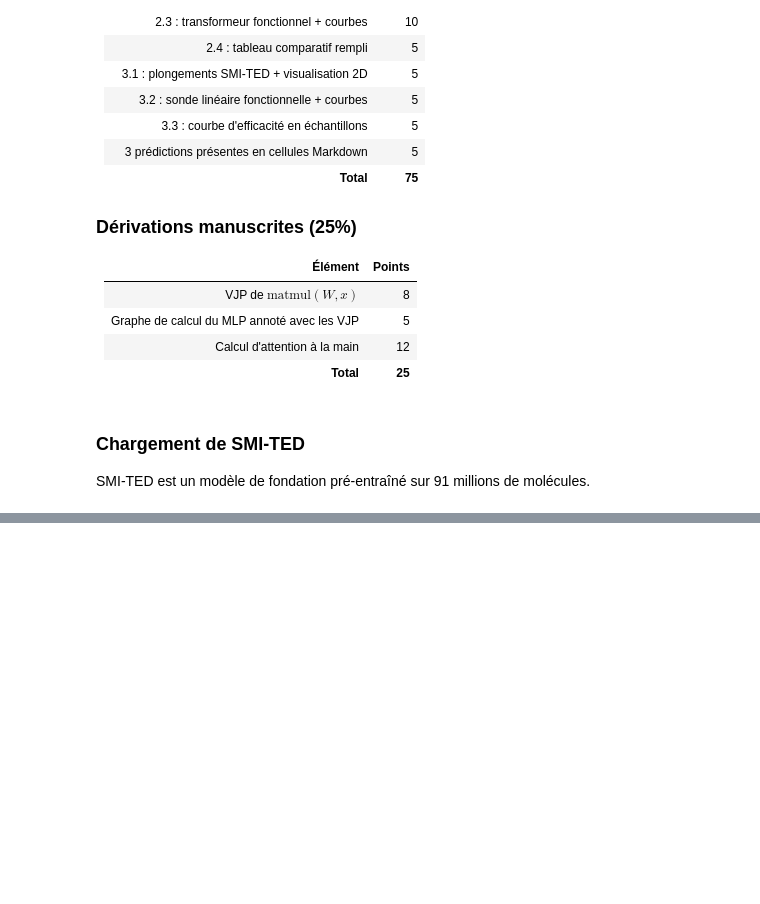
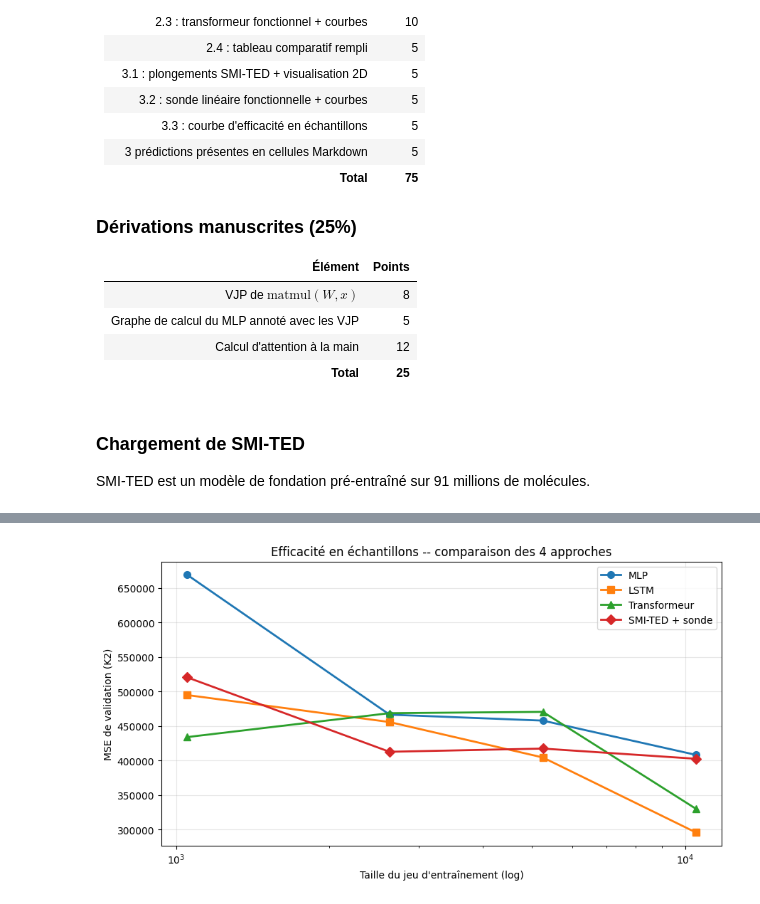
Before and after one commit to Jhosim-Agudelo/IFT3395-TP2, a Jupyter notebook: Devoir_2.ipynb, the cells around one changed output, grey strips where cells are left out. Cells and saved outputs as stored; diff of their text form; code cells hidden in the pictures; blank space fills up the shorter version.

```diff
--- a/Devoir_2.ipynb
+++ b/Devoir_2.ipynb
@@ -863,0 +1243,24 @@ Entry Not Found for url: https://huggingface.co/ibm-research/materials.smi-ted/r
+# %%
+sizes = [int(n_train * f) for f in FRACTIONS]
+
+plt.figure(figsize=(9, 5))
+styles = {
+    'MLP':             ('o', '#1f77b4'),
+    'LSTM':            ('s', '#ff7f0e'),
+    'Transformeur':    ('^', '#2ca02c'),
+    'SMI-TED + sonde': ('D', '#d62728'),
+}
+for name, mses in results.items():
+    mk, col = styles[name]
+    plt.plot(sizes, mses, marker=mk, label=name, color=col, linewidth=2, markersize=7)
+
+plt.xscale('log')
+plt.xlabel("Taille du jeu d'entraînement (log)")
+plt.ylabel('MSE de validation (K2)')
+plt.title('Efficacité en échantillons -- comparaison des 4 approches')
+plt.legend()
+plt.grid(True, alpha=0.3)
+plt.tight_layout()
+plt.show()
+# %% [output]
+[figure, added]
```
Also changed, not shown: parts of 24 cells of this notebook, 1 other file.
